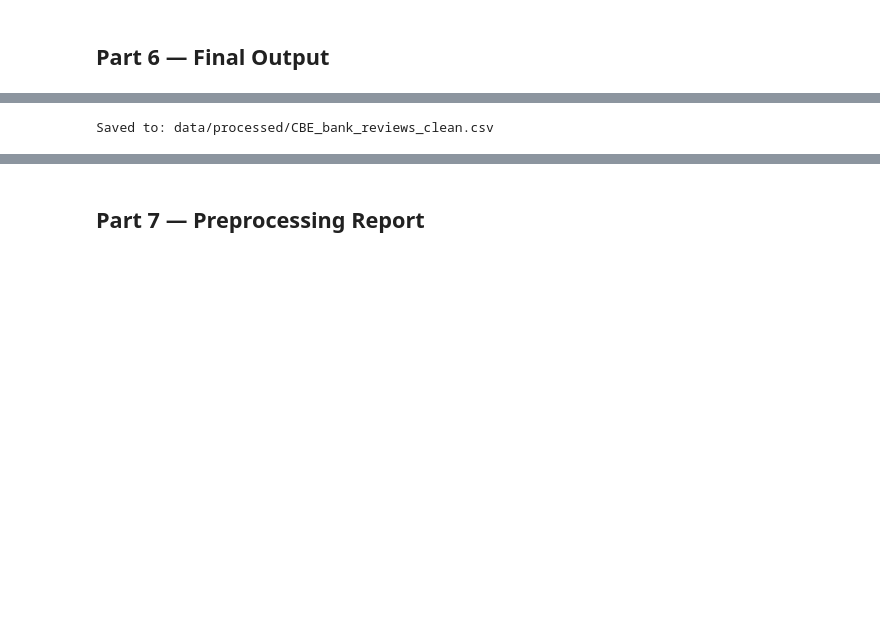
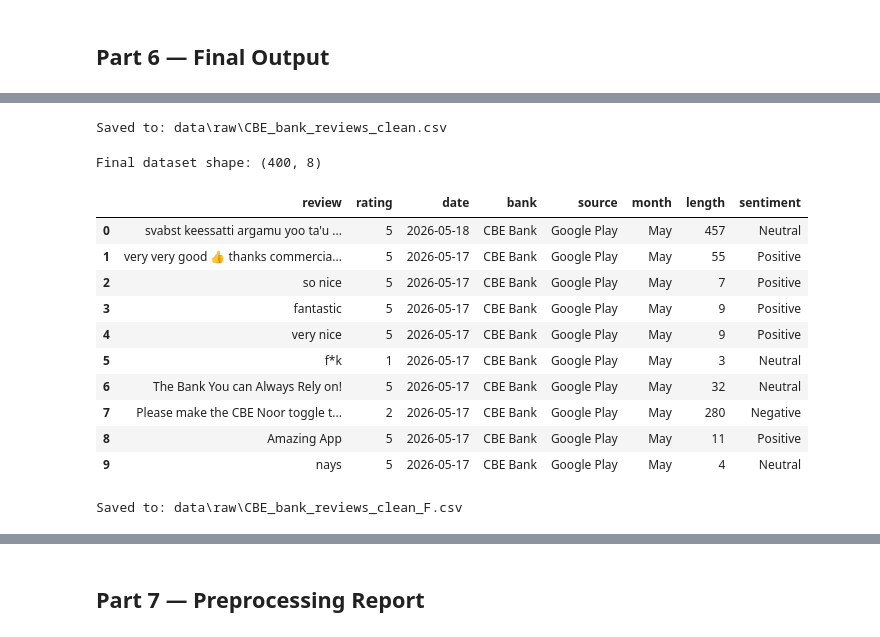
Before and after one commit to edent4313-star/fintech-review-analytics, a Jupyter notebook: notebooks/Task_1.ipynb, the cells around one changed output, grey strips where cells are left out. Cells and saved outputs as stored; diff of their text form; code cells hidden in the pictures; blank space fills up the shorter version.

```diff
--- a/notebooks/Task_1.ipynb
+++ b/notebooks/Task_1.ipynb
@@ -453,14 +446,76 @@ Final dataset shape: (400, 5)
 # %%
 # Save to CSV
 import os
-os.makedirs('data/processed', exist_ok=True)
 
-output_path = 'data/processed/CBE_bank_reviews_clean.csv'
+# Create the directory safely
+os.makedirs('data/raw', exist_ok=True)
+
+# Define path using os.path.join for better compatibility
+output_path = os.path.join('data', 'raw', 'CBE_bank_reviews_clean.csv')
+
 df_clean.to_csv(output_path, index=False)
-
 print(f"Saved to: {output_path}")
 # %% [output]
-Saved to: data/processed/CBE_bank_reviews_clean.csv
+Saved to: data\raw\CBE_bank_reviews_clean.csv
+# %%
+import pandas as pd
+import nltk
+from nltk.sentiment.vader import SentimentIntensityAnalyzer
+# Ensure NLTK vader_lexicon is downloaded
+try:
+    nltk.data.find('sentiment/vader_lexicon.zip')
+except LookupError: # Correctly catch LookupError when resource is not found
+    nltk.download('vader_lexicon')
+
+analyzer = SentimentIntensityAnalyzer()
+
+# Add 'month' column to df
+df['month'] = pd.to_datetime(df['date']).dt.strftime('%B')
+
+# Add 'length' column to df
+df['length'] = df['review'].str.len()
+
+# Add 'sentiment' column based on VADER compound scores to df
+df['compound_score'] = df['review'].apply(lambda x: analyzer.polarity_scores(x)['compound'])
+df['sentiment'] = df['compound_score'].apply(
+    lambda score: 'Positive' if score >= 0.05 else ('Negative' if score <= -0.05 else 'Neutral')
+)
+
+# Select the desired columns in the right order to create df_clean
+df_clean = df[['review', 'rating', 'date', 'bank', 'source', 'month', 'length', 'sentiment']].copy()
+
+# Sort by date (newest first) for clean presentation
+df_clean = df_clean.sort_values('date', ascending=False).reset_index(drop=True)
+
+print(f"Final dataset shape: {df_clean.shape}")
+df_clean.head(10)
+# %% [output]
+Final dataset shape: (400, 8)
+|  | review | rating | date | bank | source | month | length | sentiment |
+| 0 | svabst keessatti argamu yoo ta'u ... | 5 | 2026-05-18 | CBE Bank | Google Play | May | 457 | Neutral |
+| 1 | very very good 👍 thanks commercia... | 5 | 2026-05-17 | CBE Bank | Google Play | May | 55 | Positive |
+| 2 | so nice | 5 | 2026-05-17 | CBE Bank | Google Play | May | 7 | Positive |
+| 3 | fantastic | 5 | 2026-05-17 | CBE Bank | Google Play | May | 9 | Positive |
+| 4 | very nice | 5 | 2026-05-17 | CBE Bank | Google Play | May | 9 | Positive |
+| 5 | f*k | 1 | 2026-05-17 | CBE Bank | Google Play | May | 3 | Neutral |
+| 6 | The Bank You can Always Rely on! | 5 | 2026-05-17 | CBE Bank | Google Play | May | 32 | Neutral |
+| 7 | Please make the CBE Noor toggle t... | 2 | 2026-05-17 | CBE Bank | Google Play | May | 280 | Negative |
+| 8 | Amazing App | 5 | 2026-05-17 | CBE Bank | Google Play | May | 11 | Positive |
+| 9 | nays | 5 | 2026-05-17 | CBE Bank | Google Play | May | 4 | Neutral |
+# %%
+# Save to CSV
+import os
+
+# Create the directory safely
+os.makedirs('data/raw', exist_ok=True)
+
+# Define path using os.path.join for better compatibility
+output_path = os.path.join('data', 'raw', 'CBE_bank_reviews_clean_F.csv')
+
+df_clean.to_csv(output_path, index=False)
+print(f"Saved to: {output_path}")
+# %% [output]
+Saved to: data\raw\CBE_bank_reviews_clean_F.csv
 # %%
 !git add .
 !git commit -m "Final Output CBE"
```
Also changed, not shown: parts of 60 cells of this notebook.
